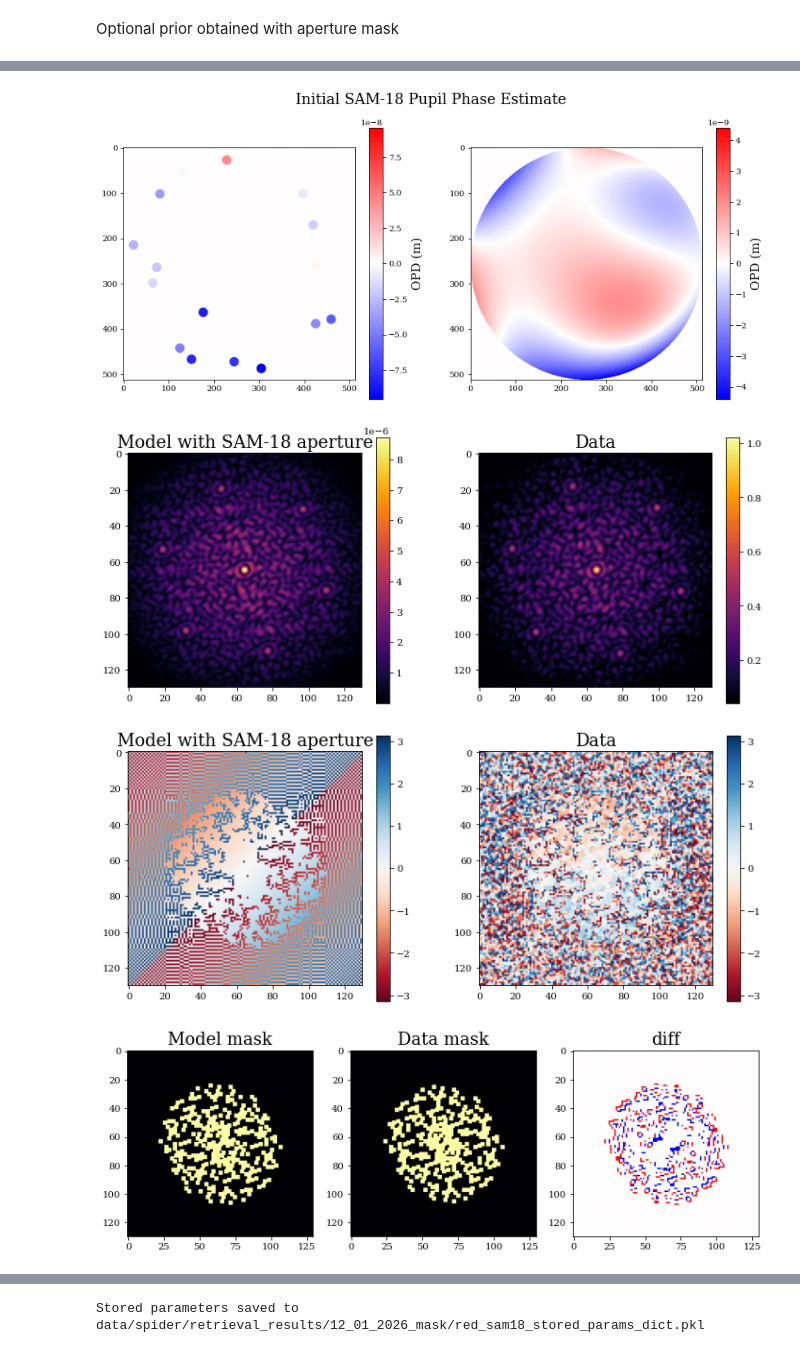
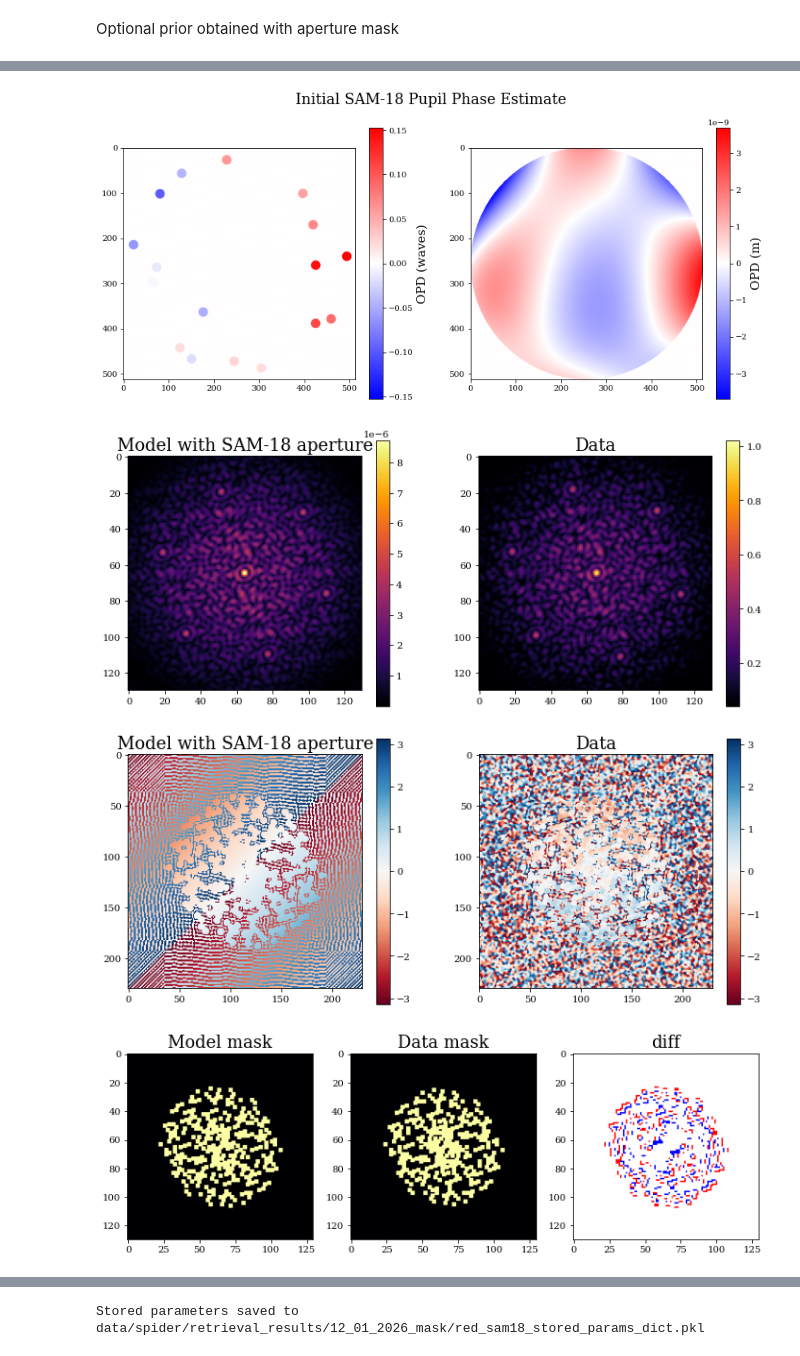
Before and after one commit to TolimanSpace/toliman_dp_design_testing, a Jupyter notebook: System_Aberrations.ipynb, the cells around one changed output, grey strips where cells are left out. Cells and saved outputs as stored; diff of their text form; code cells hidden in the pictures.

```diff
--- a/System_Aberrations.ipynb
+++ b/System_Aberrations.ipynb
@@ -493,7 +493,7 @@ spider_imgs = np.asarray([np.flip(np.load(data_dir+img_fname)) for img_fname in
 
 bckgnds = []
 
-n_frames = 20   #number of frames to perform phase retrieval on
+n_frames = imgs[0].shape[0]   #number of frames to perform phase retrieval on
 step_sz = int(imgs[0].shape[0]/n_frames) # step size for frames (equally spaced frame grabs)
 print(imgs[0].shape)
 # %% [output]
@@ -708,0 +738,15 @@ if ph_prior:
+# %%
+if ph_prior:
+    # ---- remove phase ramp from non-perfectly-centered psf (fft artefact)
+    # avg over slopes from all frames
+    uv_env = uv_env.at[jnp.isnan(uv_env)].set(0)
+    tt_basis = dlu.zernike_basis(js=jnp.array([2,3]), coordinates=dlu.pixel_coords(npixels=pd_wnd_linear_spider[0].shape[0], diameter=aperture_diameter), diameter=aperture_diameter)
+    tt_B = np.asarray([(arr*uv_env).flatten() for arr in tt_basis]).T
+    pinv_tt_B = np.linalg.pinv(tt_B)
+
+    norm_linear_sam18_ph = []
+    for img in pd_wnd_linear_spider:
+        _, _, ph = compute_complex_vis(img)
+        tt_coeffs = pinv_tt_B@((ph*uv_env).flatten())
+
+        norm_linear_sam18_ph.append(ph - (tt_coeffs[0]*tt_basis[0] + tt_coeffs[1]*tt_basis[1]))
@@ -730,7 +787,7 @@ if ph_prior:
 if ph_prior:
     # ph time series
     ts_ph = []
-    for frame in linear_spider:
+    for frame in pd_wnd_linear_spider:
         _, _, ph = compute_complex_vis(frame)
         diff_ph = UVHelper.read_splodge(ph_data=ph, mask_idx=0)
         ts_ph.append(diff_ph)
@@ -750,9 +875,26 @@ if ph_prior:
 # %%
 if ph_prior:
+    # use a model to calibrate fft grid artefact slope (can also fit)
+    layers = [
+        ('intensity', dl.layers.TransmissiveLayer(transmission=intensity_dist, normalise=False)),
+        ('sam18', TransmissiveLayer(transmission=sam18_trans, normalise=False)),
+    ]
+    dummy_model = AngularOpticalSystem(wf_npixels = wf_npixels,
+                                diameter=wf_diam,
+                                layers=layers,
+                                psf_npixels=pd_wnd_linear_spider[0].shape[0],
+                                psf_pixel_scale=psf_pixel_scale,
+                                oversample=oversample)
+
+    psf = dummy_model.propagate_mono(red_laser_wl)
+    dummy_cv_cal, _, _ = compute_complex_vis(psf)
+
     # simple init basis with differential phases found
     phs = []
-    for spider_frame in linear_spider:
-        _, _, eg_ph = compute_complex_vis(spider_frame)
+    for spider_frame in pd_wnd_linear_spider:
+        eg_cv, _, eg_ph = compute_complex_vis(spider_frame)
+        cv_cal = eg_cv/dummy_cv_cal
+        eg_ph = jnp.arctan2(cv_cal.imag,cv_cal.real)
         diff_ph = UVHelper.read_splodge(ph_data=eg_ph, mask_idx=0)
         phs.append(diff_ph)
         break
@@ -767,8 +909,8 @@ if ph_prior:
     sam18_init_basis = dynamic_aperture.eval_basis()
     plt.figure(figsize=(14,6))
     plt.subplot(1,2,1)
-    plt.imshow(sam18_init_basis, cmap='bwr', norm=CenteredNorm())
-    plt.colorbar(label="OPD (m)")
+    plt.imshow(sam18_init_basis/red_laser_wl, cmap='bwr', norm=CenteredNorm())
+    plt.colorbar(label="OPD (waves)")
 
     # estimate zernike coefficients from this phase
     Zbasis = basis.reshape(basis.shape[0], -1).T
@@ -809,39 +951,40 @@ if ph_prior:
     plt.figure(figsize=(12,5))
     plt.subplot(1,2,1)
     plt.title("Model with SAM-18 aperture")
-    _, _, ph = compute_complex_vis(psf)
+    pad_psf = np.pad(psf, pad_width=50)
+    _, _, ph = compute_complex_vis(pad_psf)
     plt.imshow(ph, norm=CenteredNorm(), cmap='RdBu')
     plt.colorbar()
     plt.subplot(1,2,2)
     plt.title("Data")
-    _, _, ph = compute_complex_vis(linear_spider[0])
+    _, _, ph = compute_complex_vis(pd_wnd_linear_spider[0])
     plt.imshow(ph, norm=CenteredNorm(), cmap='RdBu')
     plt.colorbar()
 
     splodges = np.abs(jnp.fft.fftshift(jnp.fft.fft2(jnp.fft.fftshift(psf))))**2
     eg_splodge = np.abs(jnp.fft.fftshift(jnp.fft.fft2(jnp.fft.fftshift(linear_spider[0]))))**2
 
     norm = mcolors.Normalize(vmin=0, vmax=1)
     splodges_norm = norm(splodges/splodges.max())
     eg_splodge_norm = norm(eg_splodge/eg_splodge.max())
 
     splodges_mask = dummy_splodge_mask(splodges_norm, min_peak=1e-4, radius=2, prox_thresh=1)
     eg_splodge_mask = dummy_splodge_mask(eg_splodge_norm, min_peak=1e-4, radius=2, prox_thresh=1)
 
 
     plt.figure(figsize=(12,5))
     plt.subplot(1,3,1)
     plt.title("Model mask")
     plt.imshow(splodges_mask)
     plt.subplot(1,3,2)
     plt.title("Data mask")
     plt.imshow(eg_splodge_mask)
     plt.subplot(1,3,3)
     diff = splodges_mask - eg_splodge_mask
     plt.title("diff")
     plt.imshow(diff, cmap='bwr', norm=CenteredNorm())
 # %% [output]
-[figure, old version]
+[figure, new version]
 [figure]
-[figure, old version]
+[figure, new version]
 [figure]
```
Also changed, not shown: parts of 7 cells of this notebook, 2 other files.
